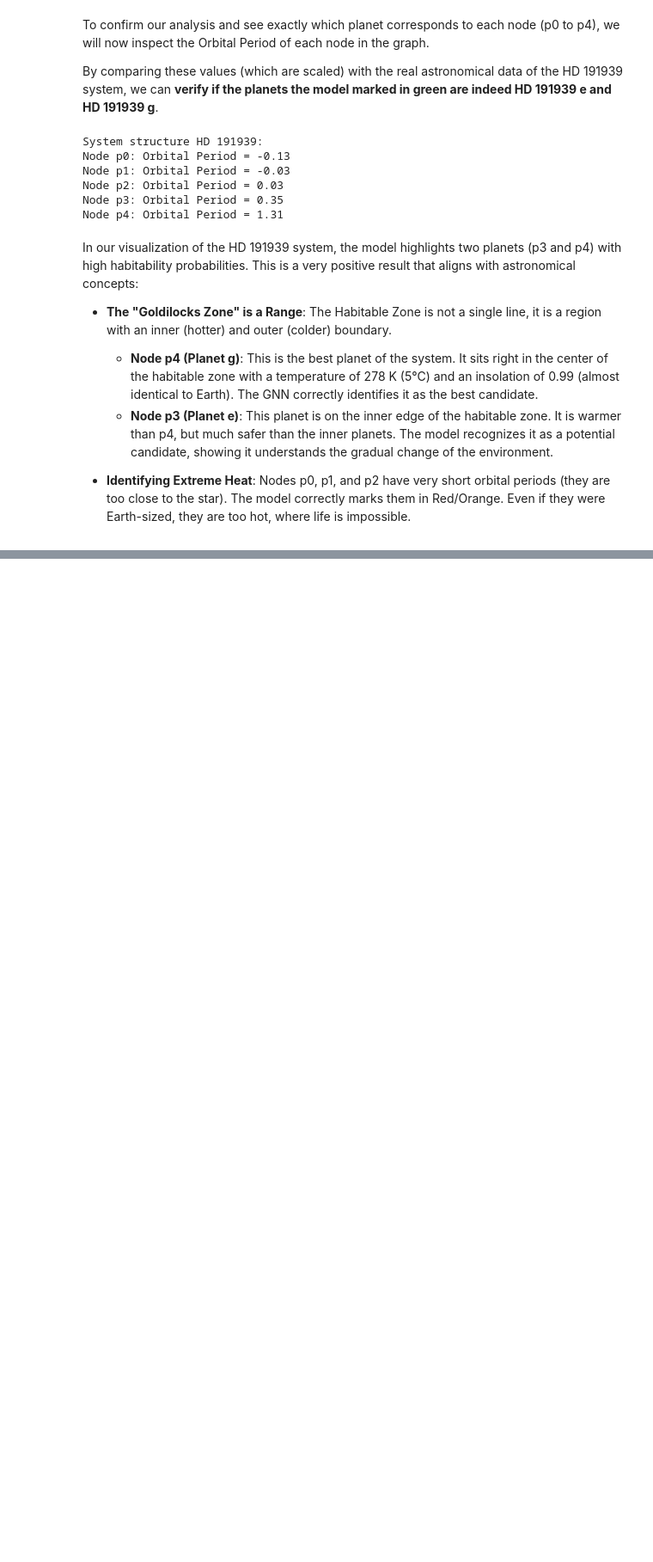
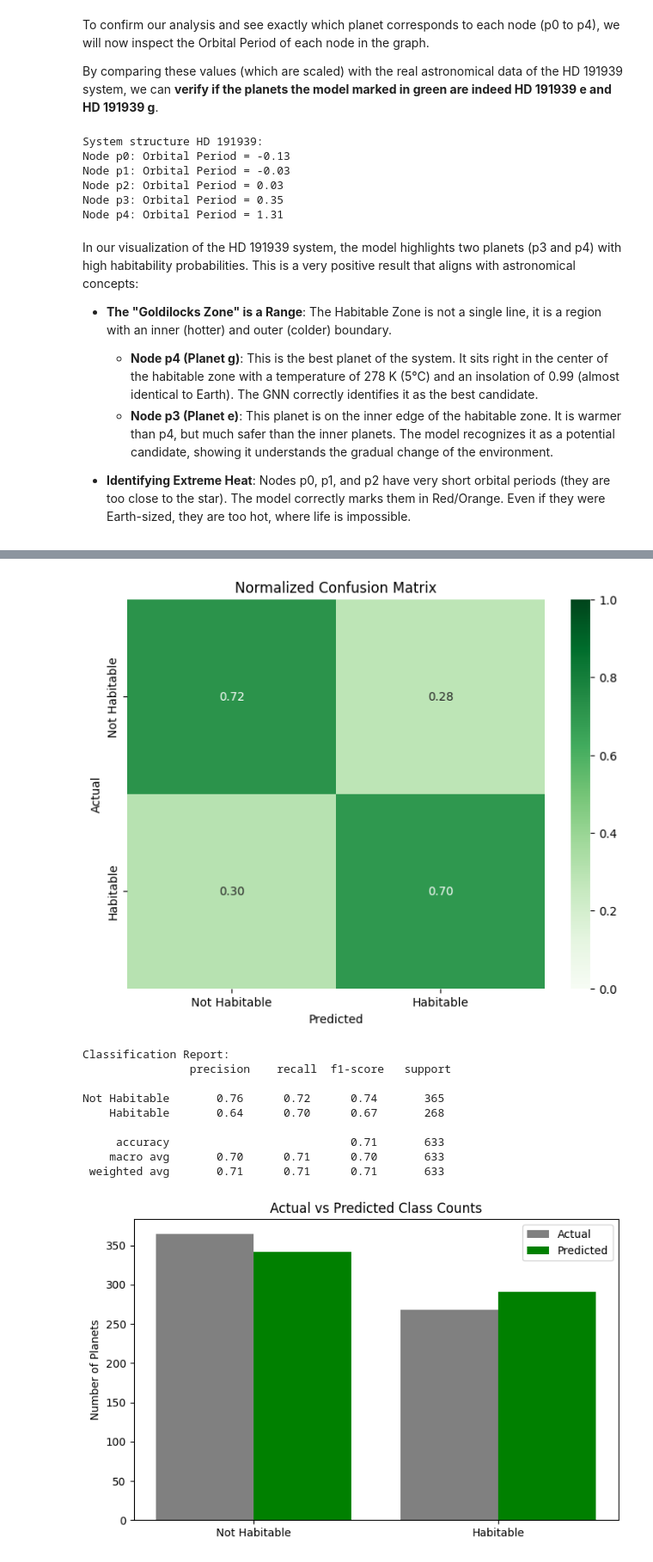
Before and after one commit to Gonzatorra/Machine-Learning-Avanzado, a Jupyter notebook: extraProject/main.ipynb, the cells around one changed output, grey strips where cells are left out. Shown at 86% size. Cells and saved outputs as stored; diff of their text form; code cells hidden in the pictures; blank space fills up the shorter version.

```diff
--- a/extraProject/main.ipynb
+++ b/extraProject/main.ipynb
@@ -1003,0 +1097,13 @@ In our visualization of the HD 191939 system, the model highlights two planets (
+# %%
+criterion = torch.nn.CrossEntropyLoss(weight=weights)
+# %%
+model, history = train_model(
+    model,
+    train_loader,
+    val_loader,
+    criterion,
+    optimizer,
+    device=device,
+    epochs=100,
+    patience=15
+)
@@ -1003,0 +1128,14 @@ In our visualization of the HD 191939 system, the model highlights two planets (
+# %%
+y_true, y_pred = evaluate_model(model, test_loader, device)
+# %% [output]
+[figure, added]
+Classification Report:
+                precision    recall  f1-score   support
+
+Not Habitable       0.76      0.72      0.74       365
+    Habitable       0.64      0.70      0.67       268
+
+     accuracy                           0.71       633
+    macro avg       0.70      0.71      0.70       633
+ weighted avg       0.71      0.71      0.71       633
+[figure, added]
```
Also changed, not shown: parts of 31 cells of this notebook, 5 other files.
